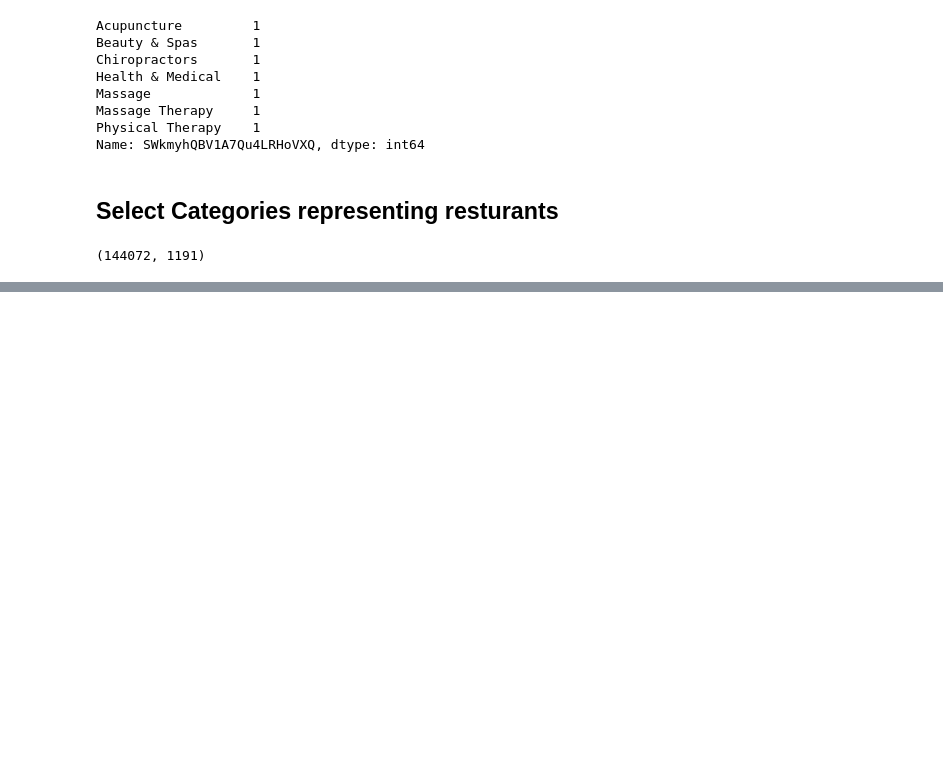
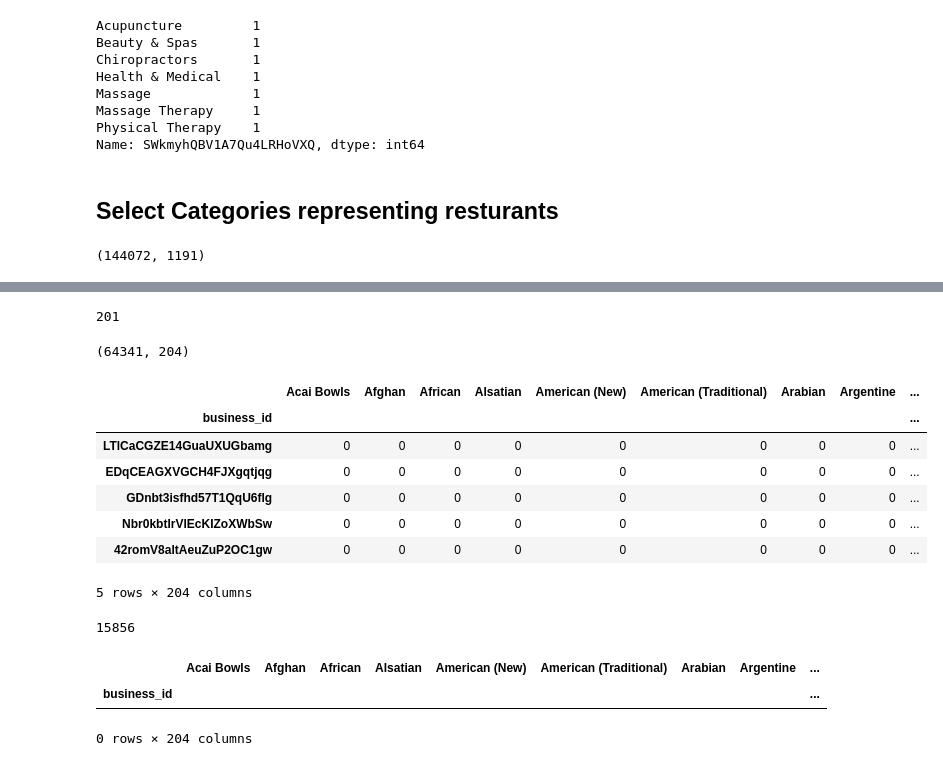
Before and after one commit to djfan/yelp-challenge, a Jupyter notebook: data_processeing/1.1-Yelp_business_category_table.ipynb, the cells around one changed output, grey strips where cells are left out. Drawn from its saved outputs; the diff is of its cells as text; code cells hidden in the pictures; blank space fills up the shorter version.

```diff
--- a/data_processeing/1.1-Yelp_business_category_table.ipynb
+++ b/data_processeing/1.1-Yelp_business_category_table.ipynb
@@ -253,0 +190,2 @@ for item in columns_unrelated:
+# %%
+list_all = list(set(list_food + list_culture))
@@ -253,0 +200,6 @@ for item in columns_unrelated:
+# %%
+len(list_all)
+# %% [output]
+201
+# %%
+df_fc = df.loc[:, df.columns[df.columns.isin(list_all)]]
@@ -253,0 +212,27 @@ for item in columns_unrelated:
+# %%
+df_fc.shape
+# %% [output]
+(64341, 204)
+# %%
+df_fc.head()
+# %% [output]
+|  | Acai Bowls | Afghan | African | Alsatian | American (New) | American (Traditional) | Arabian | Argentine | ... |
+| business_id |  |  |  |  |  |  |  |  | ... |
+| LTlCaCGZE14GuaUXUGbamg | 0 | 0 | 0 | 0 | 0 | 0 | 0 | 0 | ... |
+| EDqCEAGXVGCH4FJXgqtjqg | 0 | 0 | 0 | 0 | 0 | 0 | 0 | 0 | ... |
+| GDnbt3isfhd57T1QqU6flg | 0 | 0 | 0 | 0 | 0 | 0 | 0 | 0 | ... |
+| Nbr0kbtIrVlEcKIZoXWbSw | 0 | 0 | 0 | 0 | 0 | 0 | 0 | 0 | ... |
+| 42romV8altAeuZuP2OC1gw | 0 | 0 | 0 | 0 | 0 | 0 | 0 | 0 | ... |
+5 rows × 204 columns
+# %%
+#### check those are not labeled as Restaurants
+len(df_fc[df_fc['Restaurants']!=1])
+# %% [output]
+15856
+# %%
+## check if there is non-res with cultral vacabularies ----- only "restuarants" are assigned a cultural vacabulary
+df_fc[(df_fc['Restaurants']!=1) & (df_fc['cul_sum']!=0)]
+# %% [output]
+|  | Acai Bowls | Afghan | African | Alsatian | American (New) | American (Traditional) | Arabian | Argentine | ... |
+| business_id |  |  |  |  |  |  |  |  | ... |
+0 rows × 204 columns
```
Also changed, not shown: parts of 49 cells of this notebook, 1 other file.
